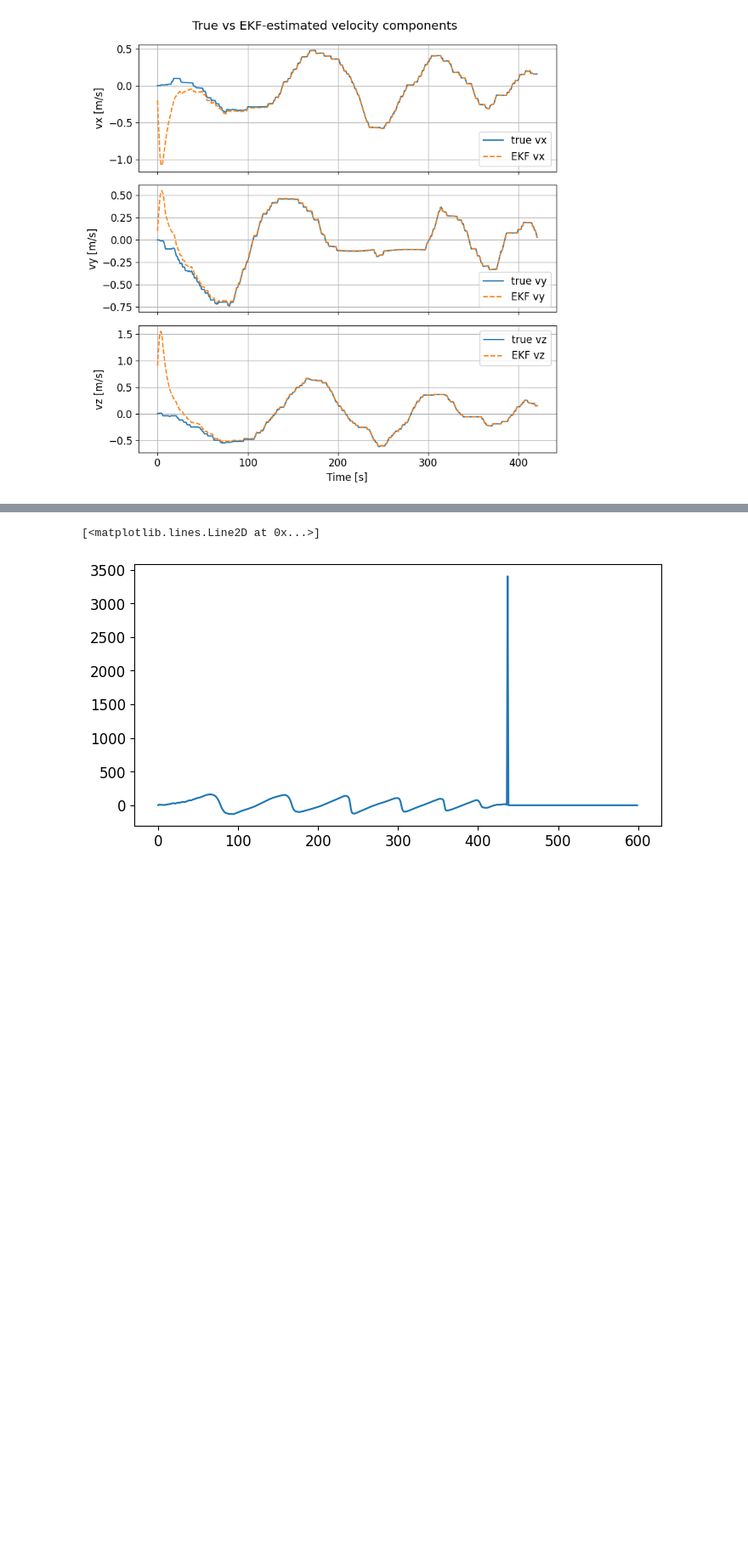
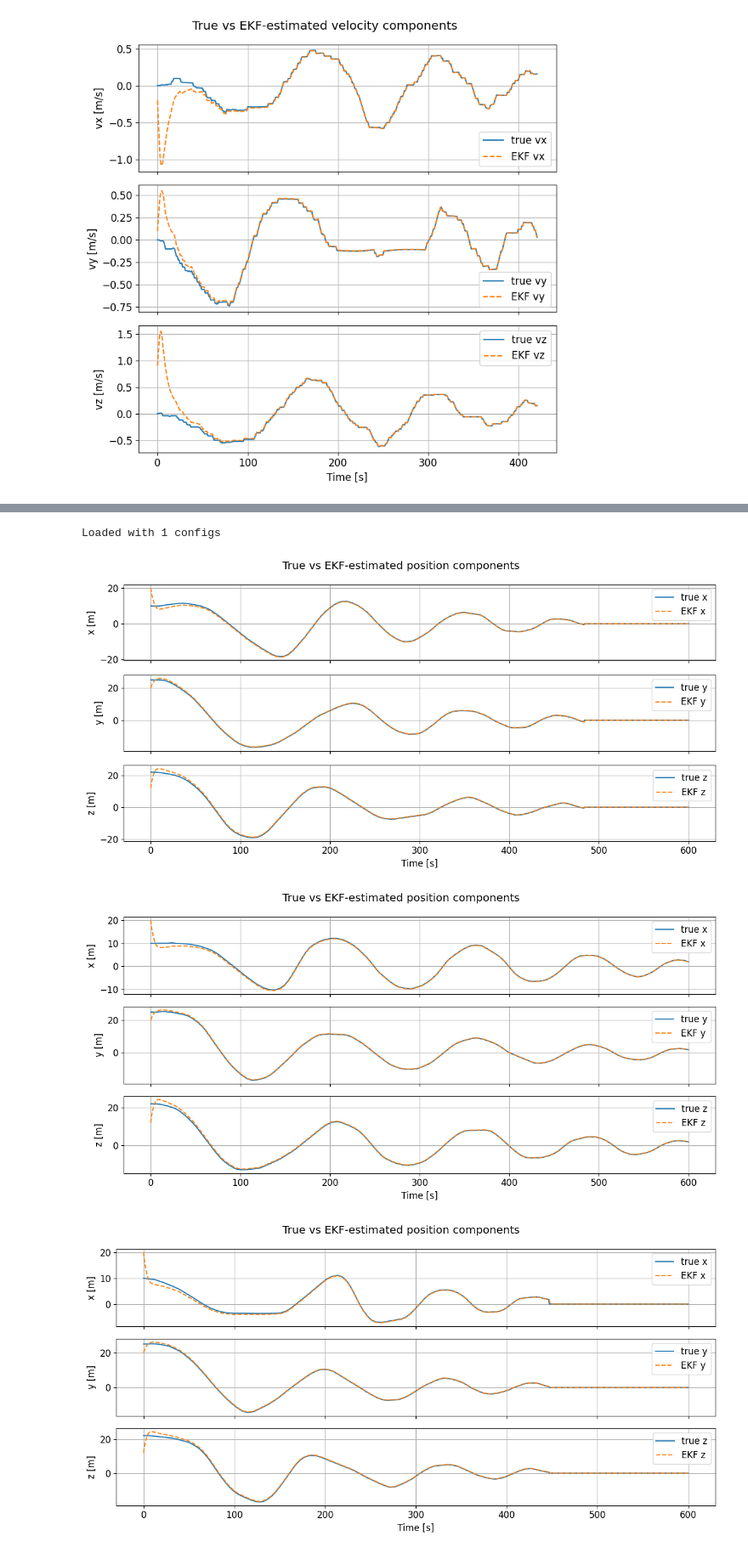
Before and after one commit to colin-skinner/AA228-orbital-rendezvous, a Jupyter notebook: results.ipynb, the cells around one changed output, grey strips where cells are left out. Shown at 85% size. Saved outputs shown, nothing was run; the diff lists cells and outputs as text; code cells hidden in the pictures; blank space fills up the shorter version.

Commit message:
easier to understand plots

```diff
--- a/results.ipynb
+++ b/results.ipynb
@@ -562,4 +445,0 @@ all_results.by_config[config_hash].simulations = {}
-# %%
-with open("cache/results","wb") as f:
-    pickle.dump(all_results, f)
-    print(f"Saved with {len(all_results.by_config)} configs")
@@ -648,5 +481,8 @@ KeyboardInterrupt:
-# %%
-plt.plot(all_results.by_config[config_hash].simulations[503]["rewards"])
-# %% [output]
-[<matplotlib.lines.Line2D at 0x...>]
-[figure, removed]
+# %%
+with open("cache/results","rb") as f:
+    all_results: Results = pickle.load(f)
+    print(f"Loaded with {len(all_results.by_config)} configs")
+
+sims_dict = all_results.by_config[config_hash].simulations
+# %% [output]
+Loaded with 1 configs
@@ -653,24 +494,9 @@ plt.plot(all_results.by_config[config_hash].simulations[503]["rewards"])
 # %%
-
-
-# plot orbits
+# Plot paths
 fig = go.Figure()
 
-# --- gather all orbits in one big array ---
-all_x = []
-all_y = []
-all_z = []
-all_colors = []
-
-
-# Convert to arrays
-all_x = np.array(all_x)
-all_y = np.array(all_y)
-all_z = np.array(all_z)
-all_colors = np.array(all_colors)
-
-# X_true = all_results.by_config[config_hash].simulations[20]["X_true"]
-for run in all_results.by_config[config_hash].simulations.values():
+# Satellite paths
+for run in list(sims_dict.values())[3:4]:
     fig.add_scatter3d(
         x=run["X_true"][:, 0],
         y=run["X_true"][:, 1],
@@ -679,9 +505,9 @@ for run in all_results.by_config[config_hash].simulations.values():
         showlegend=False
     )
 
+# Sphere for docking tolerance box
 color1 = 'blue'
 color2 = 'red'
-
 fig.add_surface(x=x_coords, y=y_coords, z=z_coords, colorscale=[[0, color1], [1,color1]], opacity=0.3)
 
 fig.update_layout(showlegend=False, width=1000, height=800,
@@ -691,4 +517,26 @@ fig.update_layout(showlegend=False, width=1000, height=800,
     zaxis=dict(title="Z [m]"),
   ),
 )
+
 fig.show()
+# %%
+def plot_ekf_accuracy(time, true, est):
+    # plot 7 – true vs estimated position (EKF performance)
+    fig, axs = plt.subplots(3, 1, sharex=True, figsize=(12,6))
+
+    labels = ["x", "y", "z"]
+    for i in range(3):
+        axs[i].plot(time, true[:, i], label=f"true {labels[i]}")
+        axs[i].plot(time, est[:, i], linestyle="--", label=f"EKF {labels[i]}")
+        axs[i].set_ylabel(f"{labels[i]} [m]")
+        axs[i].grid(True)
+        axs[i].legend()
+
+    axs[-1].set_xlabel("Time [s]")
+    fig.suptitle("True vs EKF-estimated position components")
+    plt.tight_layout()
+    plt.show()
+# %% [output]
+[figure, added]
+[figure, added]
+[figure, added]
```
Also changed, not shown: parts of 22 cells of this notebook, 1 other file.
